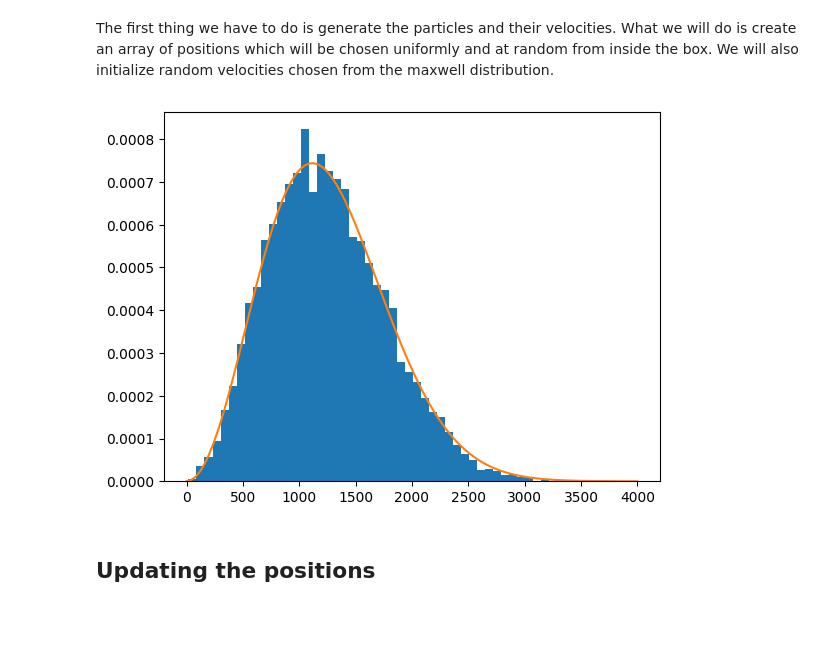
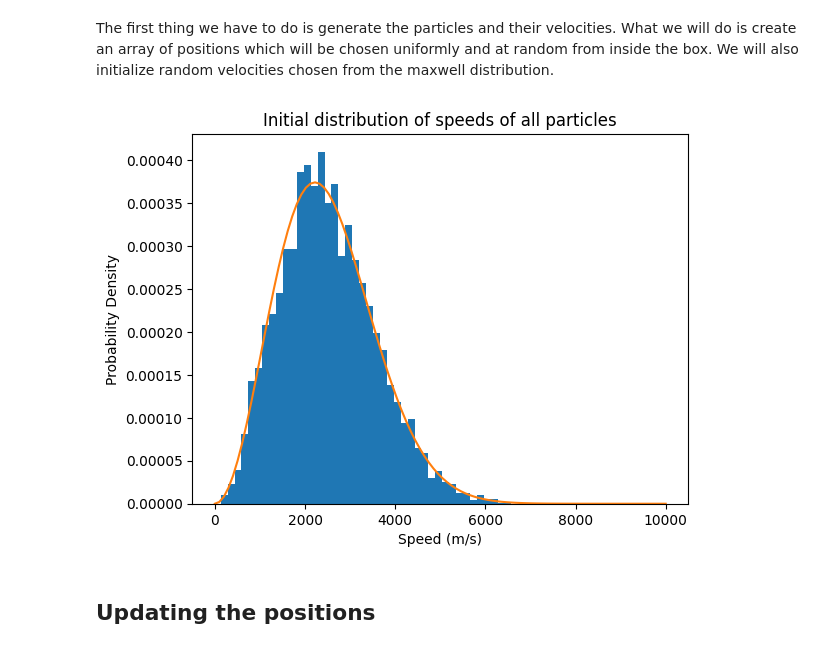
Before and after one commit to 9385960/Stat_Mech, a Jupyter notebook: free_expansion.ipynb, the cells around one changed output. Drawn from its saved outputs; the diff is of its cells as text; code cells hidden in the pictures; blank space fills up the shorter version.

Commit message:
plotted all the desireables for the landscape plot.

```diff
--- a/free_expansion.ipynb
+++ b/free_expansion.ipynb
@@ -11,8 +11,8 @@ import plotly.graph_objs as go
 from IPython.display import display
 # %%
 kb = 1.38e-23 #J/K
-m = 6.65e-27 #Kg
-t= 300 #K
+m = 1.67e-27 #Kg
+t= 298 #K
 num_particles = 10000
 # %%
 def maxwell_boltzmann_speed(v,m,kb,t):
@@ -52,14 +52,17 @@ velocities = np.column_stack((vxs,vys,vzs))
 # %%
 speed_func = lambda v : maxwell_boltzmann_speed(v,m,kb,t)
 
 speeds = np.linalg.norm(velocities,axis=1)
 plt.hist(speeds,density=True,bins=50)
-x_vals = np.linspace(0,4000,100)
+x_vals = np.linspace(0,10000,100)
 y_vals = speed_func(x_vals)
 plt.plot(x_vals,y_vals)
+plt.title("Initial distribution of speeds of all particles")
+plt.ylabel("Probability Density")
+plt.xlabel("Speed (m/s)")
 plt.show()
 # %% [output]
-[figure, old version]
+[figure, new version]
 # %% [markdown]
 ## Updating the positions
 # %% [markdown]
```
Also changed, not shown: parts of 6 cells of this notebook, 9 other files.
